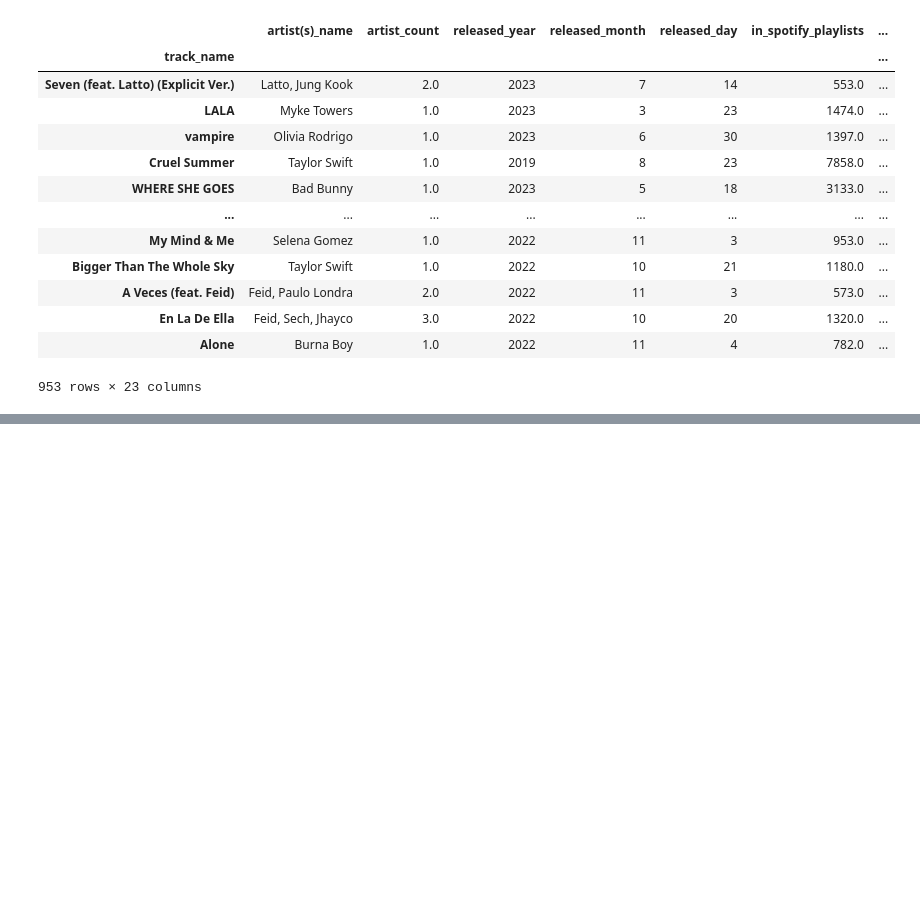
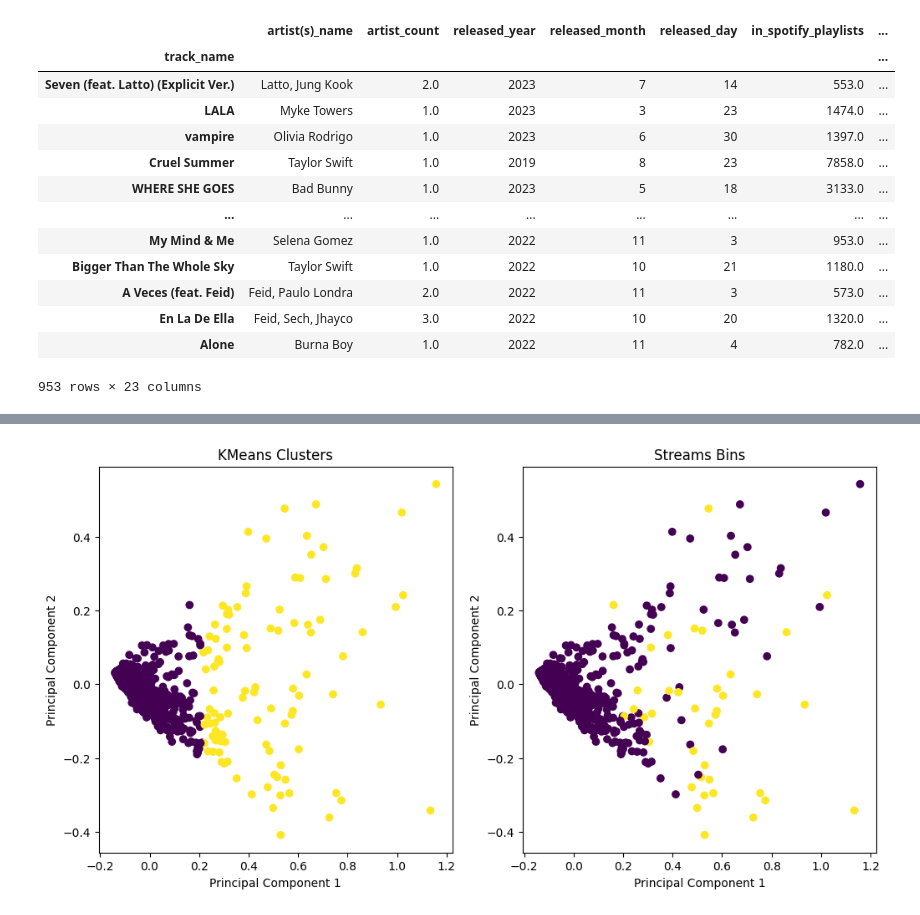
Before and after one commit to omar-elmeteny/MLProject, a Jupyter notebook: ml_project.ipynb, the cells around one changed output, grey strips where cells are left out. Cells and saved outputs as stored; diff of their text form; code cells hidden in the pictures; blank space fills up the shorter version.

```diff
--- a/ml_project.ipynb
+++ b/ml_project.ipynb
@@ -462,0 +513,7 @@ TypeError: unsupported operand type(s) for /: 'str' and 'int'
+# %%
+def apply_best_KMeans(df):
+    kmeans = KMeans(n_clusters = 2, init = 'k-means++', max_iter = 300, n_init = 10, random_state = 0)
+    kmeans.fit(df.drop("streams", axis=1))
+    cluster_labels = kmeans.labels_
+    return df, cluster_labels
+df_spotify_kmeans, cluster_labels = apply_best_KMeans(df_spotify_kmeans)
@@ -462,0 +540,27 @@ TypeError: unsupported operand type(s) for /: 'str' and 'int'
+# %%
+def plot_clusters_and_ground_truth(df, reduced_data, cluster_labels):
+    # Create a new figure
+    fig, ax = plt.subplots(1, 2, figsize=(12, 6))
+
+    # Scatter plot for the KMeans clusters
+    ax[0].scatter(reduced_data.iloc[:, 0], reduced_data.iloc[:, 1], c=cluster_labels)
+    ax[0].set_xlabel('Principal Component 1')
+    ax[0].set_ylabel('Principal Component 2')
+    ax[0].set_title('KMeans Clusters')
+
+    # Bin 'streams' into 10 categories
+    df['streams_bins'] = pd.cut(df['streams'], bins=2, labels=np.arange(2))
+
+    # Scatter plot for the ground truth
+    ax[1].scatter(reduced_data.iloc[:, 0], reduced_data.iloc[:, 1], c=df['streams_bins'])
+    ax[1].set_xlabel('Principal Component 1')
+    ax[1].set_ylabel('Principal Component 2')
+    ax[1].set_title('Streams Bins')
+
+    # Show the plots
+    plt.show()
+
+# Call the function
+plot_clusters_and_ground_truth(df_spotify.copy(), df_spotify_pca, cluster_labels)
+# %% [output]
+[figure, added]
```
Also changed, not shown: parts of 26 cells of this notebook.
